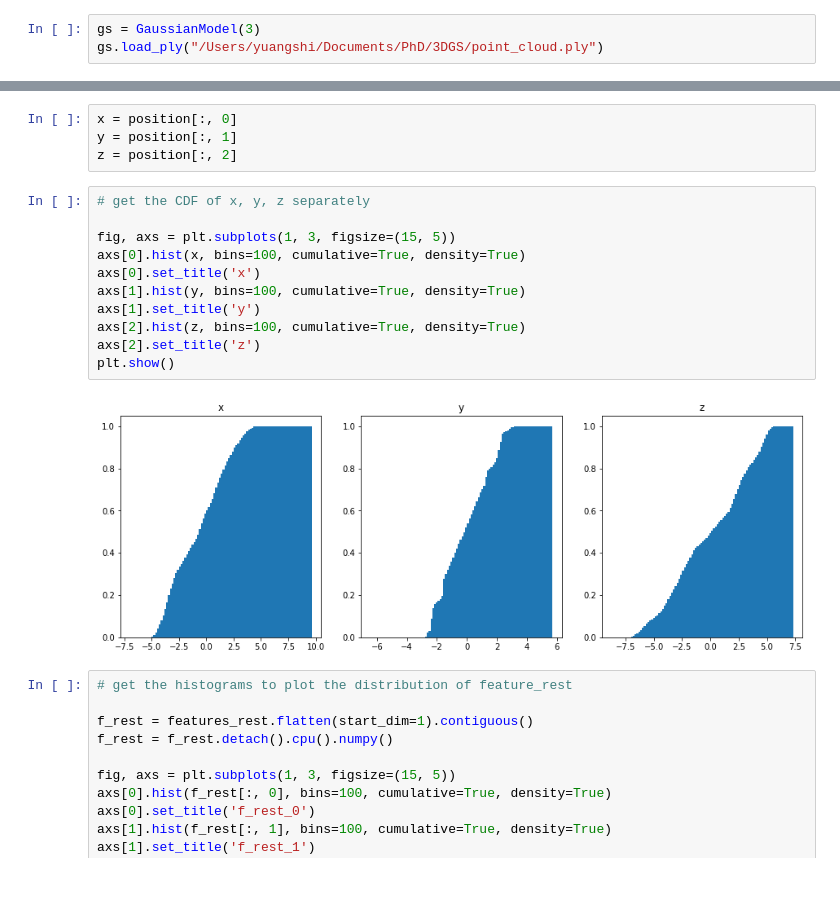
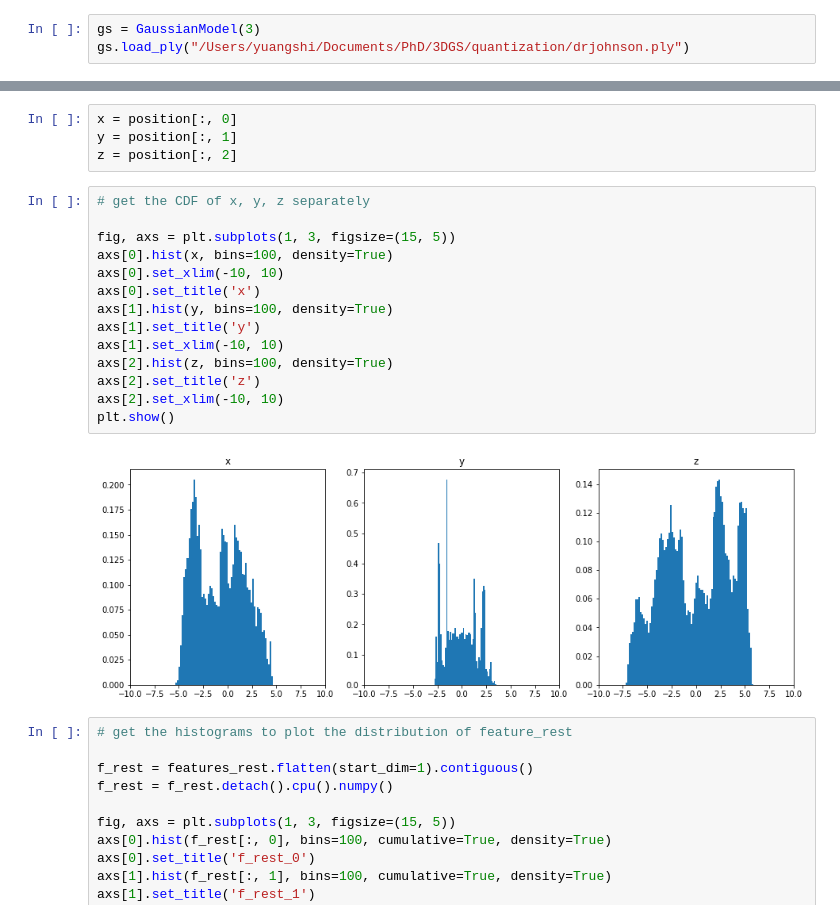
Before and after one commit to Shiyuang-scu/gaussian-splatting, a Jupyter notebook: script.ipynb, the cells around one changed output, grey strips where cells are left out. Saved outputs shown, nothing was run; the diff lists cells and outputs as text; blank space fills up the shorter version.

```diff
--- a/script.ipynb
+++ b/script.ipynb
@@ -171,7 +171,7 @@ for file in selected_files:
 # Data distribution of 3DGS
 # %%
 gs = GaussianModel(3)
-gs.load_ply("/Users/yuangshi/Documents/PhD/3DGS/point_cloud.ply")
+gs.load_ply("/Users/yuangshi/Documents/PhD/3DGS/quantization/drjohnson.ply")
 # %%
 gs._xyz.shape, gs._features_dc.shape, gs._features_rest.shape, gs._opacity.shape, gs._scaling.shape, gs._rotation.shape
 # %% [output]
@@ -195,16 +195,19 @@ z = position[:, 2]
 # %%
 # get the CDF of x, y, z separately
 
 fig, axs = plt.subplots(1, 3, figsize=(15, 5))
-axs[0].hist(x, bins=100, cumulative=True, density=True)
+axs[0].hist(x, bins=100, density=True)
+axs[0].set_xlim(-10, 10)
 axs[0].set_title('x')
-axs[1].hist(y, bins=100, cumulative=True, density=True)
+axs[1].hist(y, bins=100, density=True)
 axs[1].set_title('y')
-axs[2].hist(z, bins=100, cumulative=True, density=True)
+axs[1].set_xlim(-10, 10)
+axs[2].hist(z, bins=100, density=True)
 axs[2].set_title('z')
+axs[2].set_xlim(-10, 10)
 plt.show()
 # %% [output]
-[figure, old version]
+[figure, new version]
 # %%
 # get the histograms to plot the distribution of feature_rest
 
```
Also changed, not shown: parts of 25 cells of this notebook, 1 other file.
